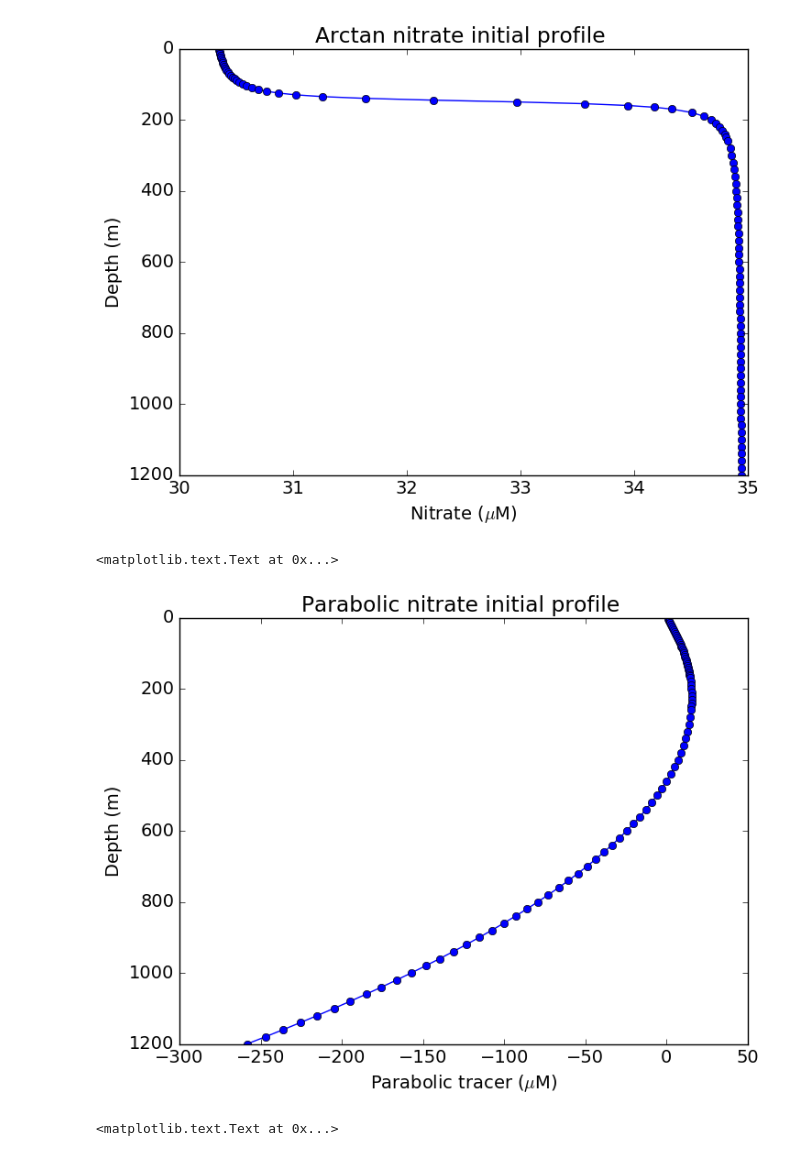
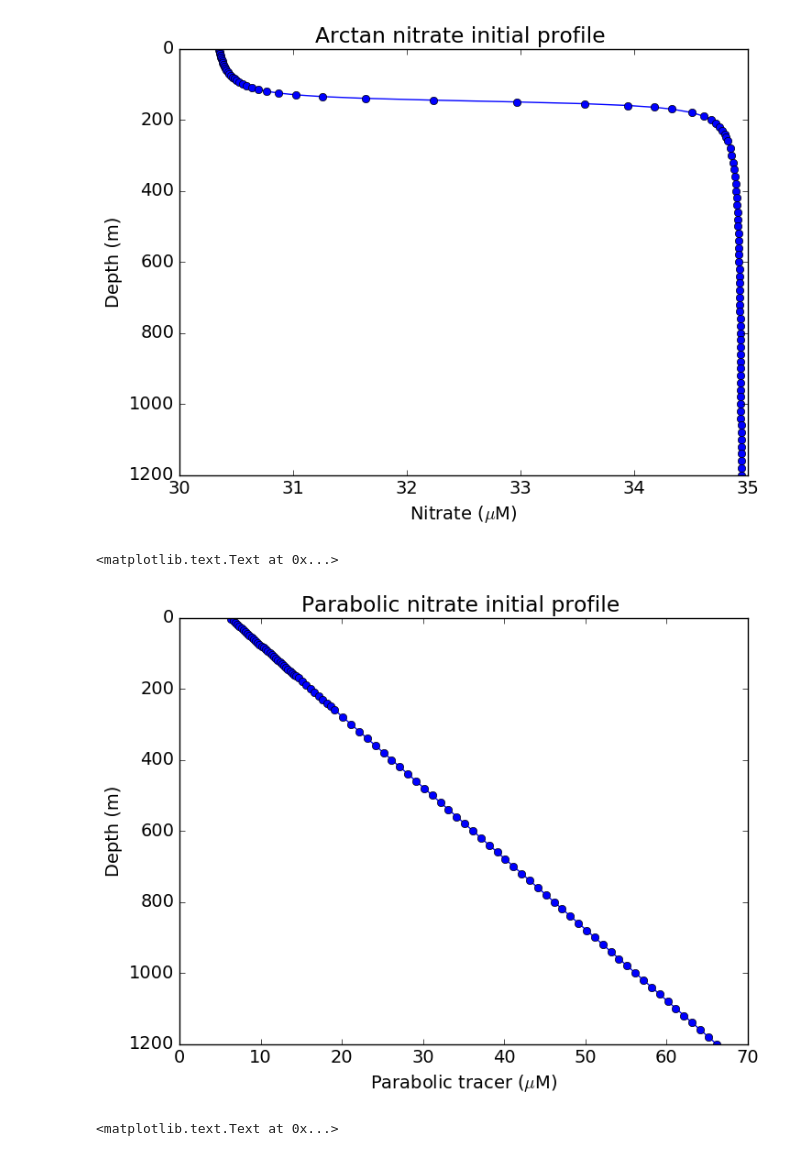
Before and after one commit to UBC-MOAD/buildcanyon, a Jupyter notebook: Stratification/GenerateTSNutrientIniCond.ipynb, the cells around one changed output. Saved outputs shown, nothing was run; the diff lists cells and outputs as text; code cells hidden in the pictures.

Commit message:
Modified parabploc frofile function to make zero all concentrations below zero

```diff
--- a/Stratification/GenerateTSNutrientIniCond.ipynb
+++ b/Stratification/GenerateTSNutrientIniCond.ipynb
@@ -107,6 +107,7 @@ def iniTracerParabolic(xsize, ysize, Co, C1, C2, Hs, Depth ):
     '''
     This function generates an array of size (xsize x ysize x len(Depth)) of tracer concentration
     that changes vertically as C(z) = Co + C1(z-Hs) + C2(z-Hs)**2 and is horizontally uniform.
+    Sets concentrations smaller than zero to zero.
 
     INPUT
     xsize: int: number of grid points along x
@@ -122,6 +123,7 @@ def iniTracerParabolic(xsize, ysize, Co, C1, C2, Hs, Depth ):
 
     '''
     C1d = Co + (C1 * (Depth-Hs)) + (C2 * (Depth-Hs)**2) # 1D array
+    C1d[C1d<0] = 0
 
     tracer = np.expand_dims(np.expand_dims(C1d,0),0) # expand dimensions to be 3D
 
@@ -323,42 +325,42 @@ plt.title('Arctan nitrate initial profile ')
 # %%
 Co = 13.5  # To get positive profiles everywhere, arbitrary
 Hs =147.5
-C1 = 0.047
-C2 = -0.00029 # 0.00036 5.9e-05, -5.3e-05, -0.00029
+C1 = 0.05
+C2 = 0.00 # 0.00036 5.9e-05, -5.3e-05, -0.00029
 
-a_str= 'Co_13p5_C1_0p047_C2_m2p9Em4'
+a_str= 'Co_13p5_C1_0p05_C2_0'
 
 Nit_arctan = iniTracerParabolic(nx,ny,Co,C1,C2,Hs,np.array(zi))
 
 
 # Save binary file
 tmpfile = "%dx%dx%d/Parab_tr_%s_%dzlev_%dx%d.bin" %(nx,ny,nz,a_str,nz,nx,ny)
 fileobj = open(tmpfile,mode='wb')
 Nit_arctan2 = Nit_arctan.transpose((2,0,1)) # To keep fortran order when writing as C binary
 Nit_arctan2.astype(dt).tofile(fileobj,"")
 fileobj.close()
 
 
 ### PLOT Contour
 
 plt.rcParams.update({'font.size':14})
 plt.rcParams['contour.negative_linestyle']='solid'
 
 plt.figure(figsize=(8,6))
 
 CS = plt.plot(np.squeeze(Nit_arctan[60,45,:]),zi,'bo-')
 
 plt.gca().invert_yaxis()
 
 plt.xlabel(r'Parabolic tracer ($\mu$M)')
 
 plt.ylabel('Depth (m)')
 
 
 plt.title('Parabolic nitrate initial profile ')
 # %% [output]
 <matplotlib.text.Text at 0x...>
-[figure, old version]
+[figure, new version]
 # %%
 oxy = [ 258.64692308,  205.30523866,  189.93474682,  173.32762752,
         148.99494704,  123.39376698,  104.07073273,  100.34682448,
```
